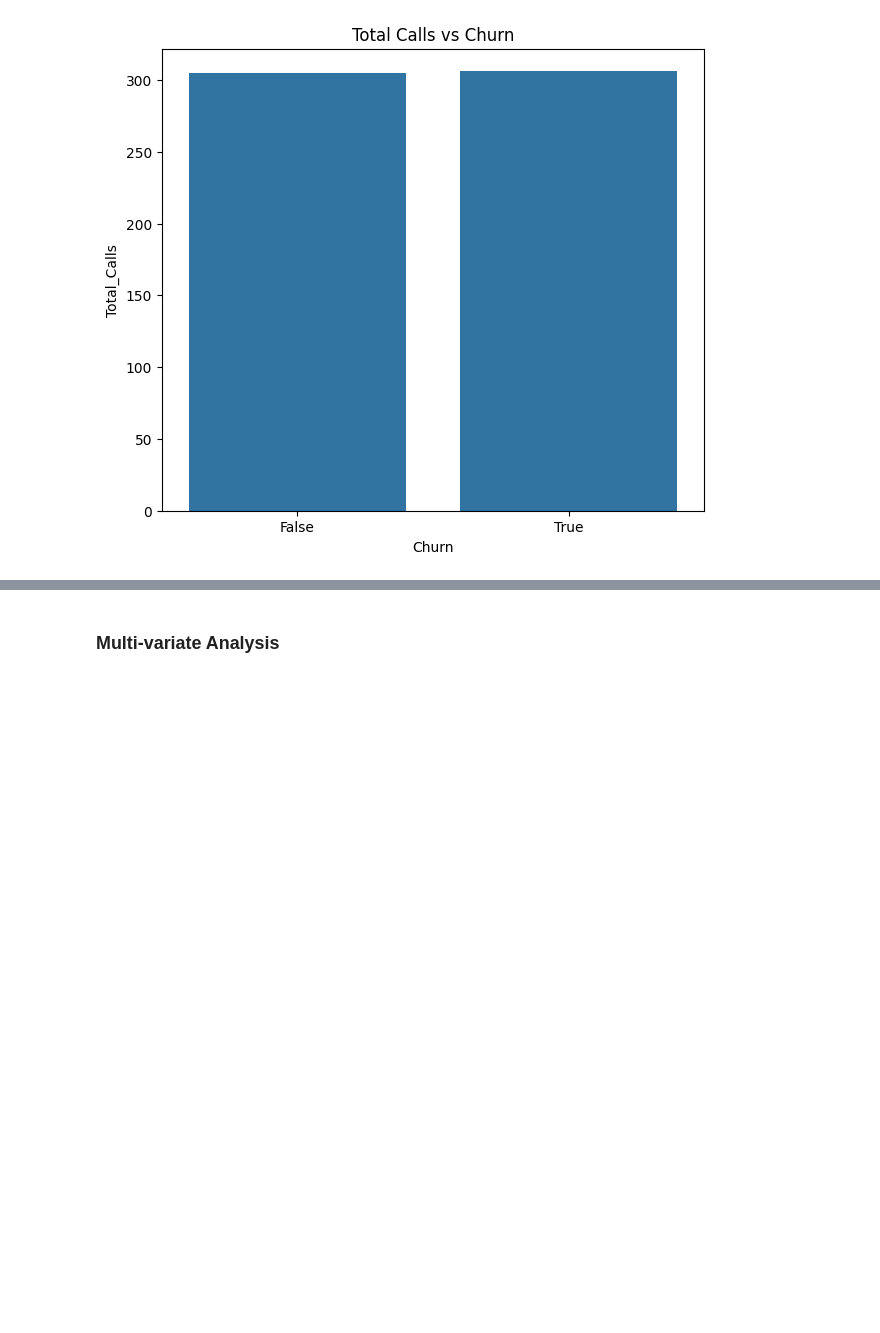
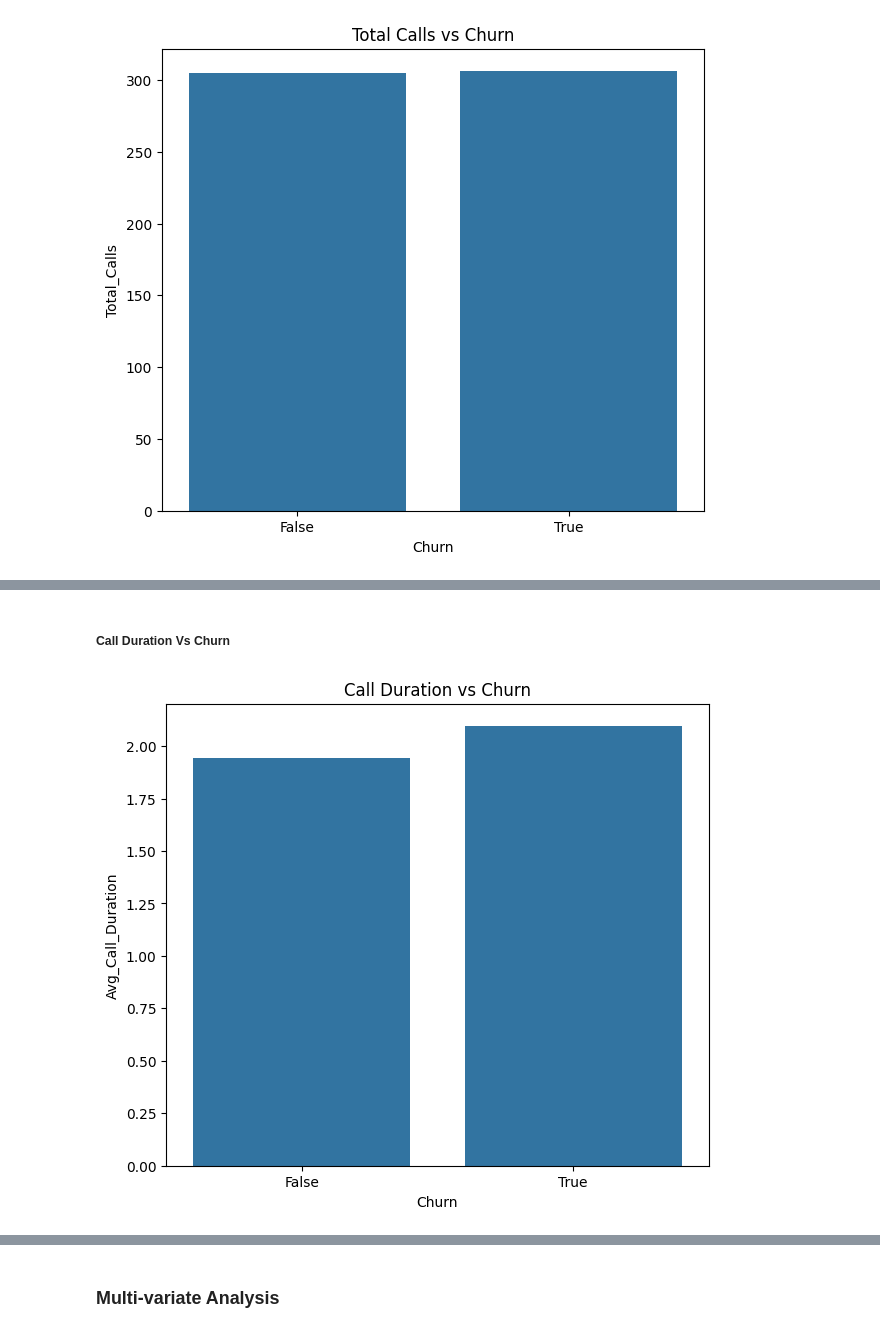
Before and after one commit to kennethnyangweso/Project-Predicting-customer-churn-in-the-Telecommunications-Industry, a Jupyter notebook: DSF- PHASE 3 PROJECT.ipynb, the cells around one changed output, grey strips where cells are left out. Saved outputs shown, nothing was run; the diff lists cells and outputs as text; code cells hidden in the pictures; blank space fills up the shorter version.

```diff
--- a/DSF- PHASE 3 PROJECT.ipynb
+++ b/DSF- PHASE 3 PROJECT.ipynb
@@ -512,0 +646,9 @@ plt.show()
+# %% [markdown]
+##### Call Duration Vs Churn
+# %%
+fig, ax = plt.subplots(figsize=(7,6 ))
+sns.barplot(x='Churn', y='Avg_Call_Duration', data=dt1, ax=ax, ci=None)  # Added ci=None here
+plt.title('Call Duration vs Churn')
+plt.show()
+# %% [output]
+[figure, added]
```
Also changed, not shown: parts of 46 cells of this notebook.
